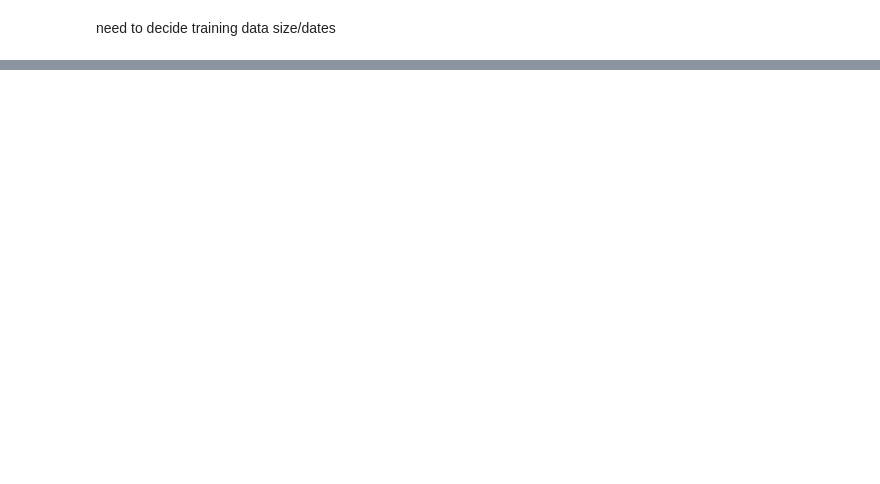
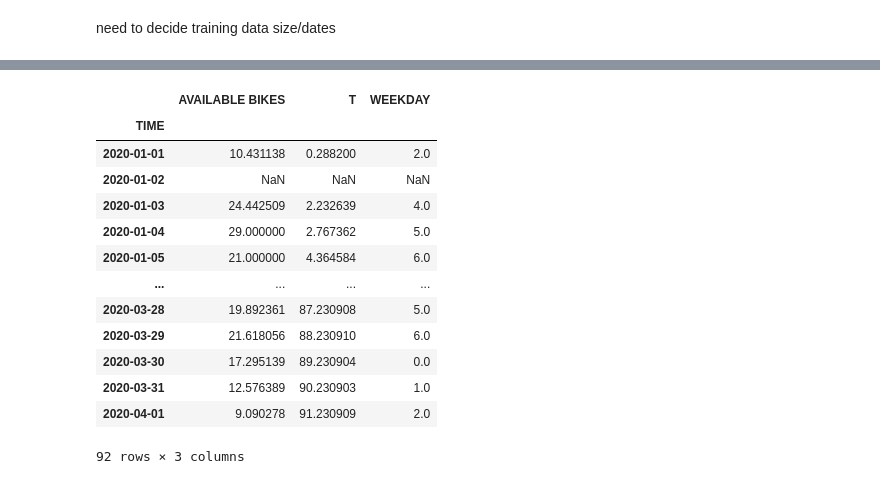
Before and after one commit to daltHub/Final-Assignment, a Jupyter notebook: feature_engineering.ipynb, the cells around one changed output, grey strips where cells are left out. Cells and saved outputs as stored; diff of their text form; code cells hidden in the pictures; blank space fills up the shorter version.

```diff
--- a/feature_engineering.ipynb
+++ b/feature_engineering.ipynb
@@ -49,0 +85,24 @@ looks like there's a period of missing data up until sunday jan 26th (1580000000
+# %%
+df = df1.copy()
+# df['datetime'] = pd.to_datetime(df['TIME'])
+df.index = df['TIME']
+# del df['datetime']
+
+df = df.resample('D').mean()
+# %%
+df
+# %% [output]
+|  | AVAILABLE BIKES | T | WEEKDAY |
+| TIME |  |  |  |
+| 2020-01-01 | 10.431138 | 0.288200 | 2.0 |
+| 2020-01-02 | NaN | NaN | NaN |
+| 2020-01-03 | 24.442509 | 2.232639 | 4.0 |
+| 2020-01-04 | 29.000000 | 2.767362 | 5.0 |
+| 2020-01-05 | 21.000000 | 4.364584 | 6.0 |
+| ... | ... | ... | ... |
+| 2020-03-28 | 19.892361 | 87.230908 | 5.0 |
+| 2020-03-29 | 21.618056 | 88.230910 | 6.0 |
+| 2020-03-30 | 17.295139 | 89.230904 | 0.0 |
+| 2020-03-31 | 12.576389 | 90.230903 | 1.0 |
+| 2020-04-01 | 9.090278 | 91.230909 | 2.0 |
+92 rows × 3 columns
```
Also changed, not shown: parts of 8 cells of this notebook.
